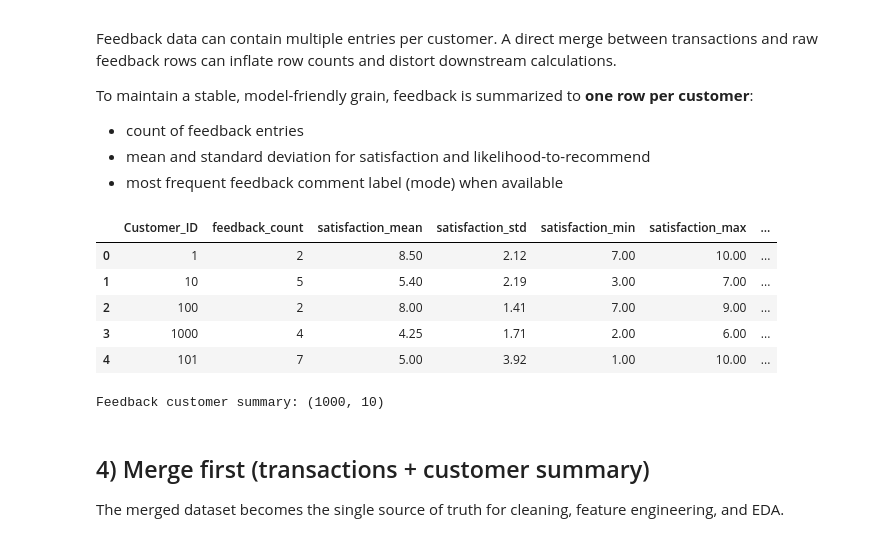
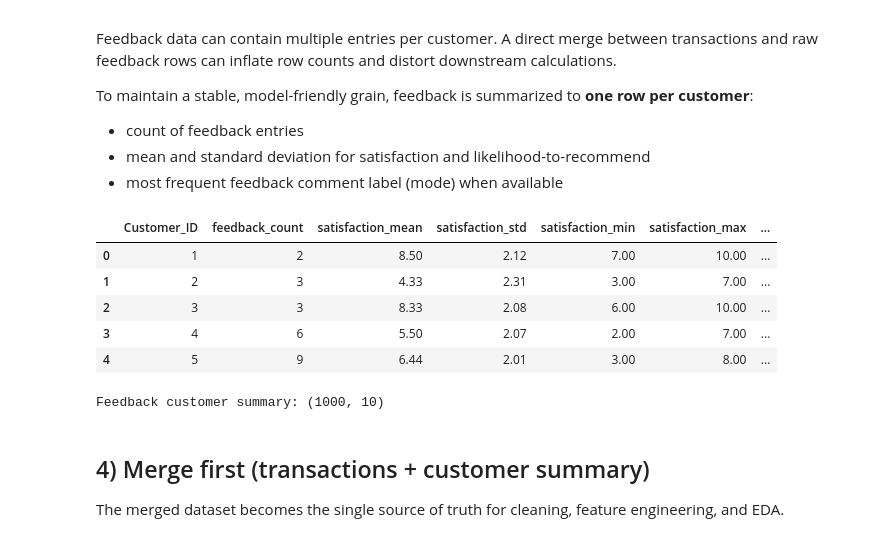
Before and after one commit to ar-aienriquezdev/MO-IT128-DMP_S3101_Nexus, a Jupyter notebook: Milestone 1/Notebook/FinMark_Milestone1_Preprocessing_FeatureEngineering_EDA.ipynb, the cells around one changed output. Cells and saved outputs as stored; diff of their text form; code cells hidden in the pictures.

```diff
--- a/Milestone 1/Notebook/FinMark_Milestone1_Preprocessing_FeatureEngineering_EDA.ipynb
+++ b/Milestone 1/Notebook/FinMark_Milestone1_Preprocessing_FeatureEngineering_EDA.ipynb
@@ -93,7 +102,6 @@ pd.options.display.float_format = "{:,.2f}".format
 
 The merge-first workflow depends on consistently formatted join keys and correct parsing of timestamp fields.
 # %%
-
 # ---------------------------
 # Load Raw Data (from Data/Raw)
 # ---------------------------
@@ -103,8 +111,19 @@ The merge-first workflow depends on consistently formatted join keys and correct
 # - Product_Offering_Data.csv
 
 transactions_raw = pd.read_csv(RAW_DIR / "Transaction_Data.csv")
-feedback_raw = pd.read_csv(RAW_DIR / "Customer_Feedback_Data.csv")
-products_raw = pd.read_csv(RAW_DIR / "Product_Offering_Data.csv")
+feedback_raw     = pd.read_csv(RAW_DIR / "Customer_Feedback_Data.csv")
+products_raw     = pd.read_csv(RAW_DIR / "Product_Offering_Data.csv")
+
+# ✅ Keep ID types merge-safe + sortable
+if "Customer_ID" in transactions_raw.columns:
+    transactions_raw["Customer_ID"] = coerce_int_id(transactions_raw["Customer_ID"])
+if "Customer_ID" in feedback_raw.columns:
+    feedback_raw["Customer_ID"] = coerce_int_id(feedback_raw["Customer_ID"])
+if "Transaction_ID" in transactions_raw.columns:
+    transactions_raw["Transaction_ID"] = coerce_int_id(transactions_raw["Transaction_ID"])
+
+# Optional: make the raw transactions view feel "in order"
+transactions_raw = sort_by_transaction_id(transactions_raw)
 
 print("Transactions:", transactions_raw.shape)
 print("Feedback:", feedback_raw.shape)
@@ -220,37 +239,39 @@ if "Feedback_Comment" in fb.columns:
     fb = fb.drop(columns=["Feedback_Comment"])
 
 feedback_customer_summary = (
     fb.groupby("Customer_ID", dropna=False)
       .agg(
           feedback_count=("Customer_ID", "size"),
 
           satisfaction_mean=("Satisfaction_W", "mean"),
           satisfaction_std=("Satisfaction_W", "std"),
           satisfaction_min=("Satisfaction_W", "min"),
           satisfaction_max=("Satisfaction_W", "max"),
 
           ltr_mean=("LTR_W", "mean"),
           ltr_std=("LTR_W", "std"),
           ltr_min=("LTR_W", "min"),
           ltr_max=("LTR_W", "max"),
       )
       .reset_index()
 )
 
 # Fill NaNs from std (customers with single feedback entry)
 for c in ["satisfaction_std", "ltr_std"]:
     if c in feedback_customer_summary.columns:
         feedback_customer_summary[c] = feedback_customer_summary[c].fillna(0)
 
+feedback_customer_summary = sort_by_customer_id(feedback_customer_summary)
+
 display(feedback_customer_summary.head())
 print("Feedback customer summary:", feedback_customer_summary.shape)
 # %% [output]
 |  | Customer_ID | feedback_count | satisfaction_mean | satisfaction_std | satisfaction_min | satisfaction_max | ... |
 | 0 | 1 | 2 | 8.50 | 2.12 | 7.00 | 10.00 | ... |
-| 1 | 10 | 5 | 5.40 | 2.19 | 3.00 | 7.00 | ... |
-| 2 | 100 | 2 | 8.00 | 1.41 | 7.00 | 9.00 | ... |
-| 3 | 1000 | 4 | 4.25 | 1.71 | 2.00 | 6.00 | ... |
-| 4 | 101 | 7 | 5.00 | 3.92 | 1.00 | 10.00 | ... |
+| 1 | 2 | 3 | 4.33 | 2.31 | 3.00 | 7.00 | ... |
+| 2 | 3 | 3 | 8.33 | 2.08 | 6.00 | 10.00 | ... |
+| 3 | 4 | 6 | 5.50 | 2.07 | 2.00 | 7.00 | ... |
+| 4 | 5 | 9 | 6.44 | 2.01 | 3.00 | 8.00 | ... |
 Feedback customer summary: (1000, 10)
 # %% [markdown]
 ## 4) Merge first (transactions + customer summary)
```
Also changed, not shown: parts of 11 cells of this notebook, 4 other files.
